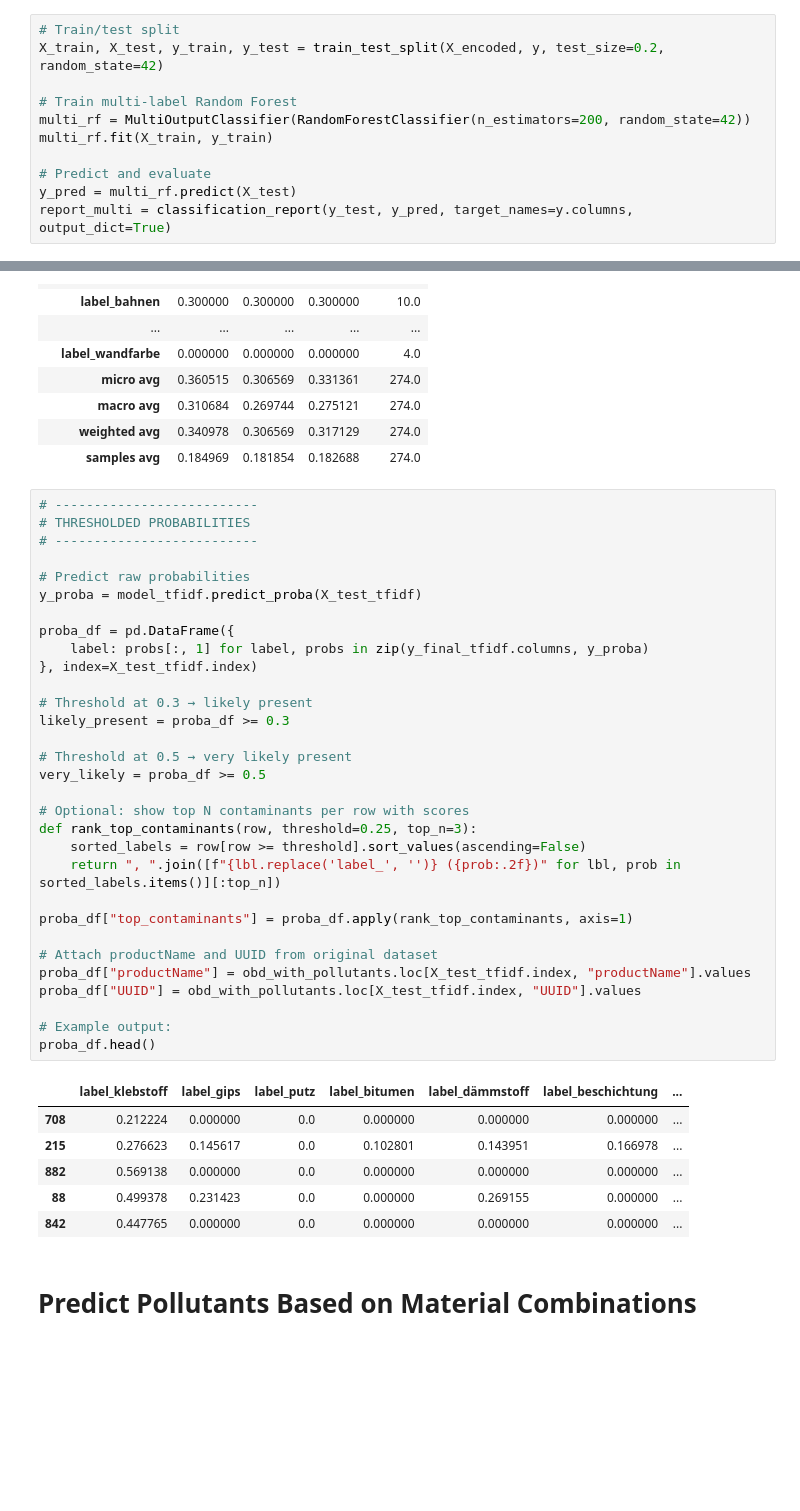
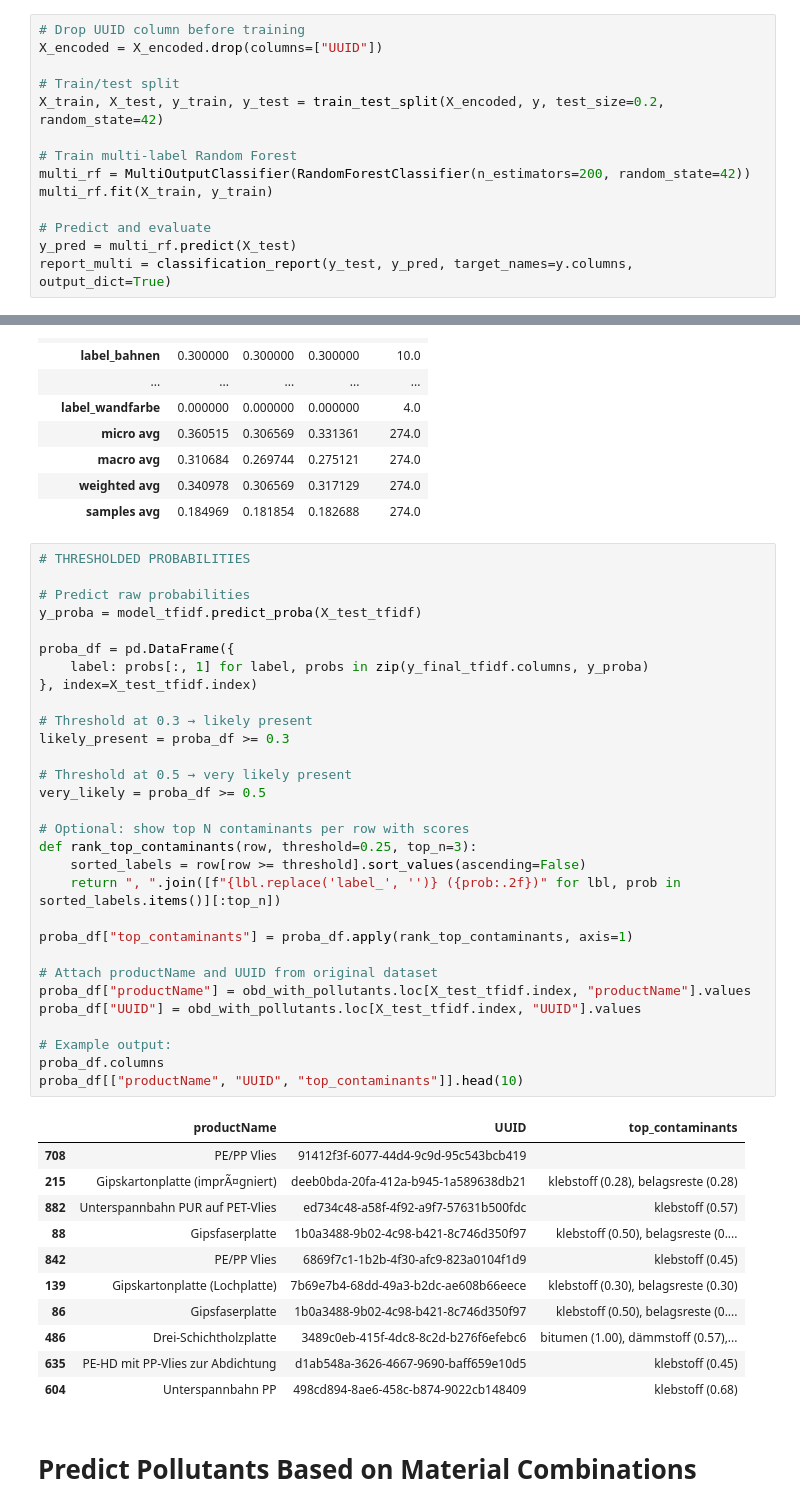
Before and after one commit to n3xtcoder-ai4impact/bbsr-challenge, a Jupyter notebook: pollutant_prediction_clean.ipynb, the cells around one changed output, grey strips where cells are left out. Cells and saved outputs as stored; diff of their text form; blank space fills up the shorter version.

```diff
--- a/pollutant_prediction_clean.ipynb
+++ b/pollutant_prediction_clean.ipynb
@@ -97,4 +100,7 @@ X_encoded = pd.get_dummies(X, columns=["material_role", "eolCategoryName", "eolS
 # %%
+# Drop UUID column before training
+X_encoded = X_encoded.drop(columns=["UUID"])
+
 # Train/test split
 X_train, X_test, y_train, y_test = train_test_split(X_encoded, y, test_size=0.2, random_state=42)
 
@@ -611,42 +620,46 @@ report_tfidf_df
 | weighted avg | 0.340978 | 0.306569 | 0.317129 | 274.0 |
 | samples avg | 0.184969 | 0.181854 | 0.182688 | 274.0 |
 # %%
-# --------------------------
 # THRESHOLDED PROBABILITIES
-# --------------------------
 
 # Predict raw probabilities
 y_proba = model_tfidf.predict_proba(X_test_tfidf)
 
 proba_df = pd.DataFrame({
     label: probs[:, 1] for label, probs in zip(y_final_tfidf.columns, y_proba)
 }, index=X_test_tfidf.index)
 
 # Threshold at 0.3 → likely present
 likely_present = proba_df >= 0.3
 
 # Threshold at 0.5 → very likely present
 very_likely = proba_df >= 0.5
 
 # Optional: show top N contaminants per row with scores
 def rank_top_contaminants(row, threshold=0.25, top_n=3):
     sorted_labels = row[row >= threshold].sort_values(ascending=False)
     return ", ".join([f"{lbl.replace('label_', '')} ({prob:.2f})" for lbl, prob in sorted_labels.items()][:top_n])
 
 proba_df["top_contaminants"] = proba_df.apply(rank_top_contaminants, axis=1)
 
 # Attach productName and UUID from original dataset
 proba_df["productName"] = obd_with_pollutants.loc[X_test_tfidf.index, "productName"].values
 proba_df["UUID"] = obd_with_pollutants.loc[X_test_tfidf.index, "UUID"].values
 
 # Example output:
-proba_df.head()
+proba_df.columns
+proba_df[["productName", "UUID", "top_contaminants"]].head(10)
 # %% [output]
-|  | label_klebstoff | label_gips | label_putz | label_bitumen | label_dämmstoff | label_beschichtung | ... |
-| 708 | 0.212224 | 0.000000 | 0.0 | 0.000000 | 0.000000 | 0.000000 | ... |
-| 215 | 0.276623 | 0.145617 | 0.0 | 0.102801 | 0.143951 | 0.166978 | ... |
-| 882 | 0.569138 | 0.000000 | 0.0 | 0.000000 | 0.000000 | 0.000000 | ... |
-| 88 | 0.499378 | 0.231423 | 0.0 | 0.000000 | 0.269155 | 0.000000 | ... |
-| 842 | 0.447765 | 0.000000 | 0.0 | 0.000000 | 0.000000 | 0.000000 | ... |
+|  | productName | UUID | top_contaminants |
+| 708 | PE/PP Vlies | 91412f3f-6077-44d4-9c9d-95c543bcb419 |  |
+| 215 | Gipskartonplatte (imprÃ¤gniert) | deeb0bda-20fa-412a-b945-1a589638db21 | klebstoff (0.28), belagsreste (0.28) |
+| 882 | Unterspannbahn PUR auf PET-Vlies | ed734c48-a58f-4f92-a9f7-57631b500fdc | klebstoff (0.57) |
+| 88 | Gipsfaserplatte | 1b0a3488-9b02-4c98-b421-8c746d350f97 | klebstoff (0.50), belagsreste (0.... |
+| 842 | PE/PP Vlies | 6869f7c1-1b2b-4f30-afc9-823a0104f1d9 | klebstoff (0.45) |
+| 139 | Gipskartonplatte (Lochplatte) | 7b69e7b4-68dd-49a3-b2dc-ae608b66eece | klebstoff (0.30), belagsreste (0.30) |
+| 86 | Gipsfaserplatte | 1b0a3488-9b02-4c98-b421-8c746d350f97 | klebstoff (0.50), belagsreste (0.... |
+| 486 | Drei-Schichtholzplatte | 3489c0eb-415f-4dc8-8c2d-b276f6efebc6 | bitumen (1.00), dämmstoff (0.57),... |
+| 635 | PE-HD mit PP-Vlies zur Abdichtung | d1ab548a-3626-4667-9690-baff659e10d5 | klebstoff (0.45) |
+| 604 | Unterspannbahn PP | 498cd894-8ae6-458c-b874-9022cb148409 | klebstoff (0.68) |
 # %% [markdown]
 # Predict Pollutants Based on Material Combinations
```
Also changed, not shown: parts of 15 cells of this notebook, 1 other file.
